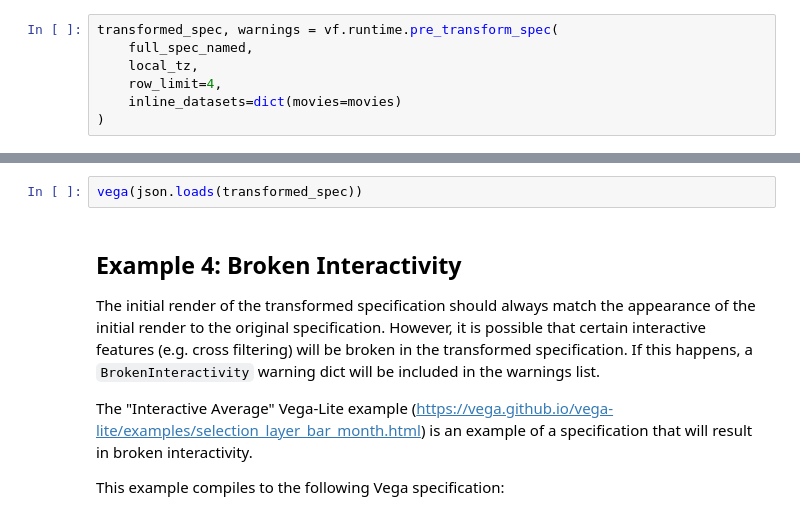
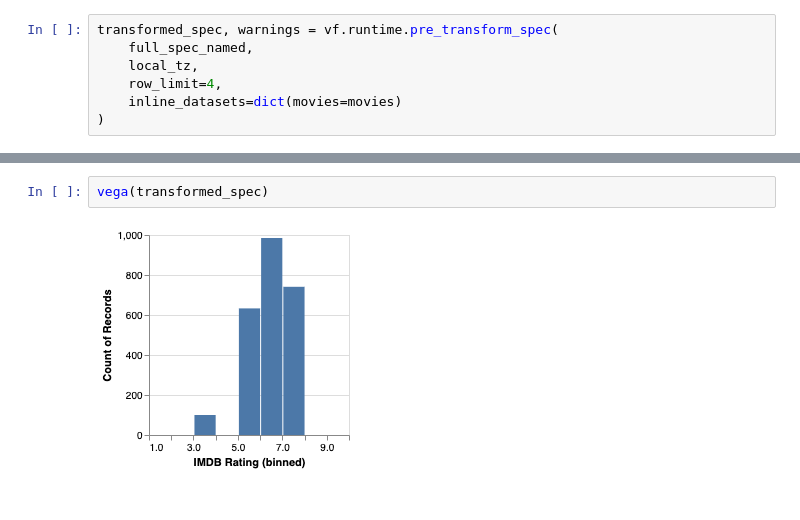
Before and after one commit to vega/vegafusion-demos, a Jupyter notebook: notebooks/pre_transform_vega/pre_transform.ipynb, the cells around one changed output, grey strips where cells are left out. Cells and saved outputs as stored; diff of their text form.

```diff
--- a/notebooks/pre_transform_vega/pre_transform.ipynb
+++ b/notebooks/pre_transform_vega/pre_transform.ipynb
@@ -352,9 +425,4 @@ print(warnings)
 # %%
-vega(json.loads(transformed_spec))
+vega(transformed_spec)
+# %% [output]
+[figure, added]
-# %% [markdown]
-## Example 4: Broken Interactivity
-The initial render of the transformed specification should always match the appearance of the initial render to the original specification.  However, it is possible that certain interactive features (e.g. cross filtering) will be broken in the transformed specification. If this happens, a `BrokenInteractivity` warning dict will be included in the warnings list.
-
-The "Interactive Average" Vega-Lite example (https://vega.github.io/vega-lite/examples/selection_layer_bar_month.html) is an example of a specification that will result in broken interactivity.
-
-This example compiles to the following Vega specification:
```
Also changed, not shown: parts of 18 cells of this notebook, 6 other files.
